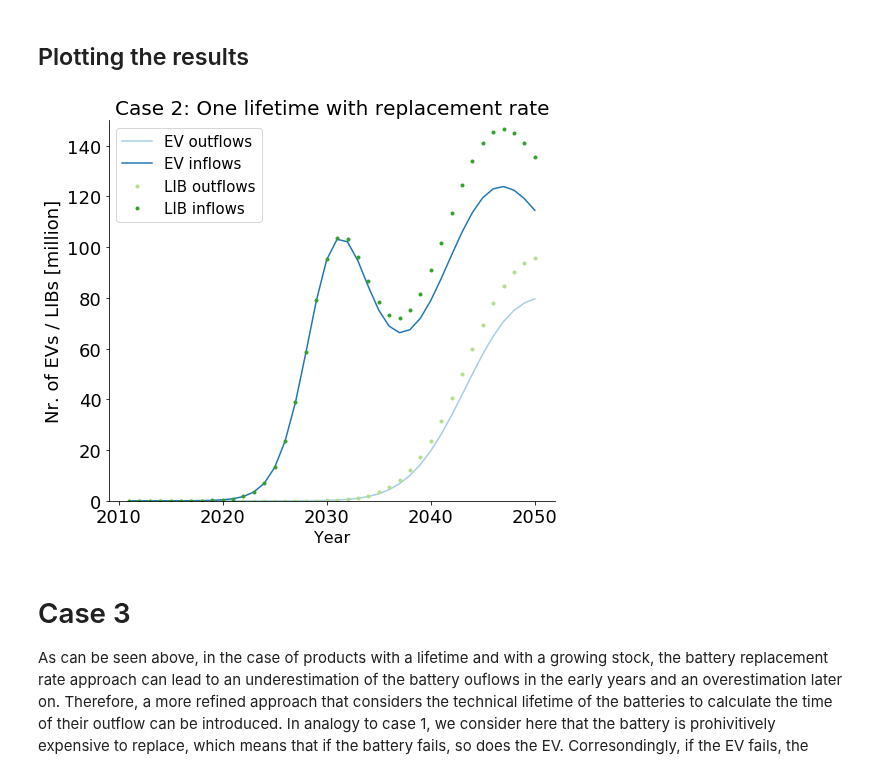
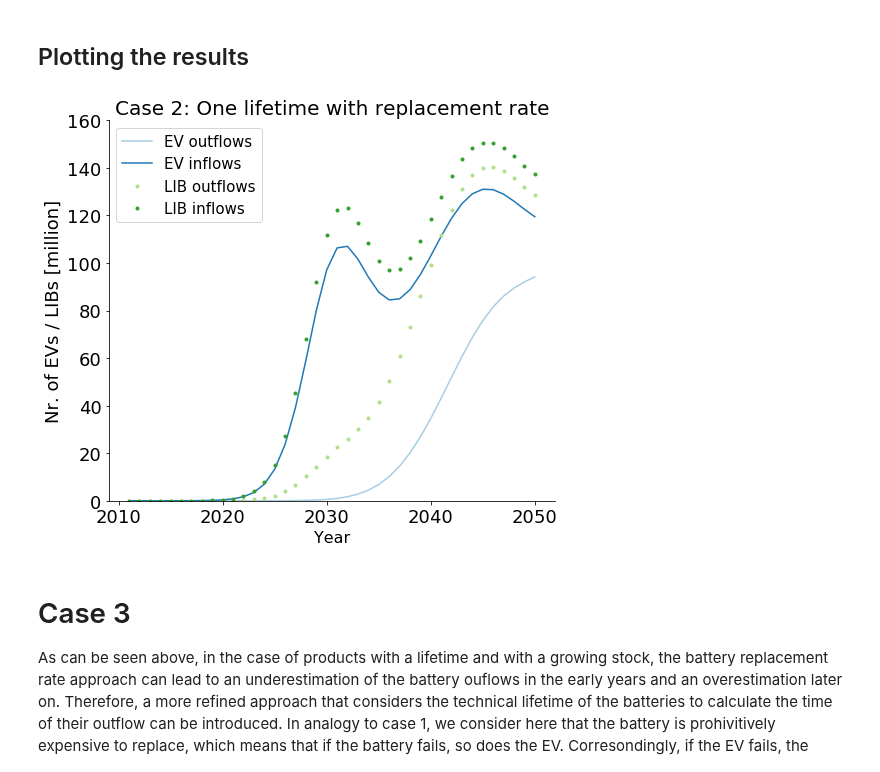
Before and after one commit to fernaag/product_component_model, a Jupyter notebook: case_study.ipynb, the cells around one changed output. Drawn from its saved outputs; the diff is of its cells as text; code cells hidden in the pictures.

```diff
--- a/case_study.ipynb
+++ b/case_study.ipynb
@@ -112,11 +112,11 @@ Given that the expected technical lifetime of the battery is often expected to b
 In addition to the input needed for case 1, we here also need a replacement rate r
 # %%
 # Define lifetime and standard deviation
-lt = np.array([16])
+lt = np.array([14])
 sd = np.array([4])
 
 # Define replacement rate
-r = 0.2
+r = 0.15
 
 # Define pcm
 Model = pcm.ProductComponentModel(t=time, s_pr=data, lt_pr={'Type': 'Normal', 'Mean': lt, 'StdDev': sd}, r=r)
@@ -124,36 +124,36 @@ Model = pcm.ProductComponentModel(t=time, s_pr=data, lt_pr={'Type': 'Normal', 'M
 # Compute model using case 2 assumptions. The output variables are sc_pr, sc_cm, i_pr, i_cm, oc_pr, oc_cm
 # Keep in mind the output variables have a time-cohort resolution and need to be aggregated to calculate the total yearly value
 # Instead of unpacking the values, you can also use Model.sc_pr and so on instead (see plot)
-stock_ev, stock_lib, inflow_ev, inflow_lib, outflow_ev, outflow_lib = Model.case_2()
+Model.case_2()
 
 # Since we are using the total stock as a driver, we need to multiply the results with the BEV penetration shares
-Model.oc_pr = np.einsum('tc,c->tc', outflow_ev, shares.Share.values)
-Model.oc_cm = np.einsum('tc,c->tc', outflow_lib, shares.Share.values)
-Model.i_pr = inflow_ev * shares.Share.values
-Model.i_cm = inflow_lib * shares.Share.values
+Model.oc_pr = np.einsum('tc,c->tc', Model.oc_pr, shares.Share.values)
+Model.o_cm = np.einsum('c,c->c', Model.o_cm, shares.Share.values)
+Model.i_pr = Model.i_pr * shares.Share.values
+Model.i_cm = Model.i_cm * shares.Share.values
 # %% [markdown]
 ## Plotting the results
 # %%
 fig, ax = plt.subplots(figsize=(8,7))
 ax.set_prop_cycle(custom_cycler)
 ax.plot(time,
         Model.oc_pr.sum(axis=1), label='EV outflows')
 ax.plot(Model.t, Model.i_pr, label='EV inflows')
 ax.plot(Model.t,
-        Model.oc_cm.sum(axis=1), '.', label='LIB outflows')
+        Model.o_cm, '.', label='LIB outflows')
 ax.plot(Model.t, Model.i_cm, '.', label='LIB inflows')
 ax.set_ylabel('Nr. of EVs / LIBs [million]',fontsize =18)
 right_side = ax.spines["right"]
 right_side.set_visible(False)
 top = ax.spines["top"]
 top.set_visible(False)
 ax.legend(loc='upper left',prop={'size':15})
 ax.set_title('Case 2: One lifetime with replacement rate', fontsize=20)
 ax.set_xlabel('Year',fontsize =16)
-ax.set_ylim([0,150])
+ax.set_ylim([0,160])
 ax.tick_params(axis='both', which='major', labelsize=18)
 # %% [output]
-[figure, old version]
+[figure, new version]
 # %% [markdown]
 # Case 3
 As can be seen above, in the case of products with a lifetime and with a growing stock, the battery replacement rate approach can lead to an underestimation of the battery ouflows in the early years and an overestimation later on. Therefore, a more refined approach that considers the technical lifetime of the batteries to calculate the time of their outflow can be introduced. In analogy to case 1, we consider here that the battery is prohivitively expensive to replace, which means that if the battery fails, so does the EV. Corresondingly, if the EV fails, the battery is considered to be scrapped as well.
```
Also changed, not shown: parts of 13 cells of this notebook, 1 other file.
